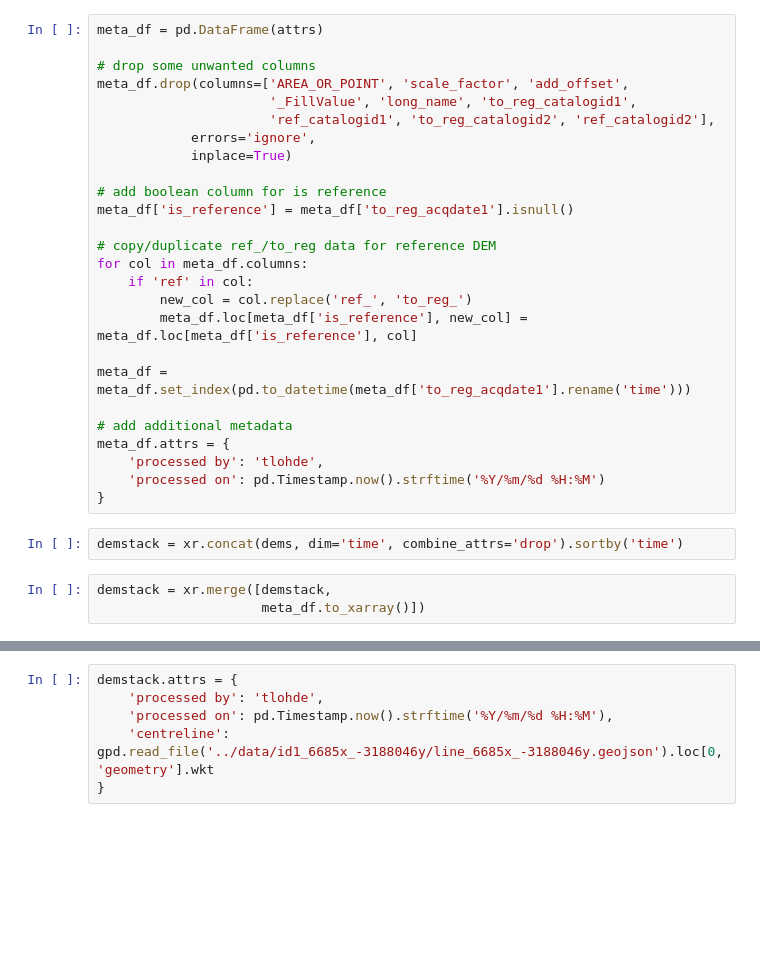
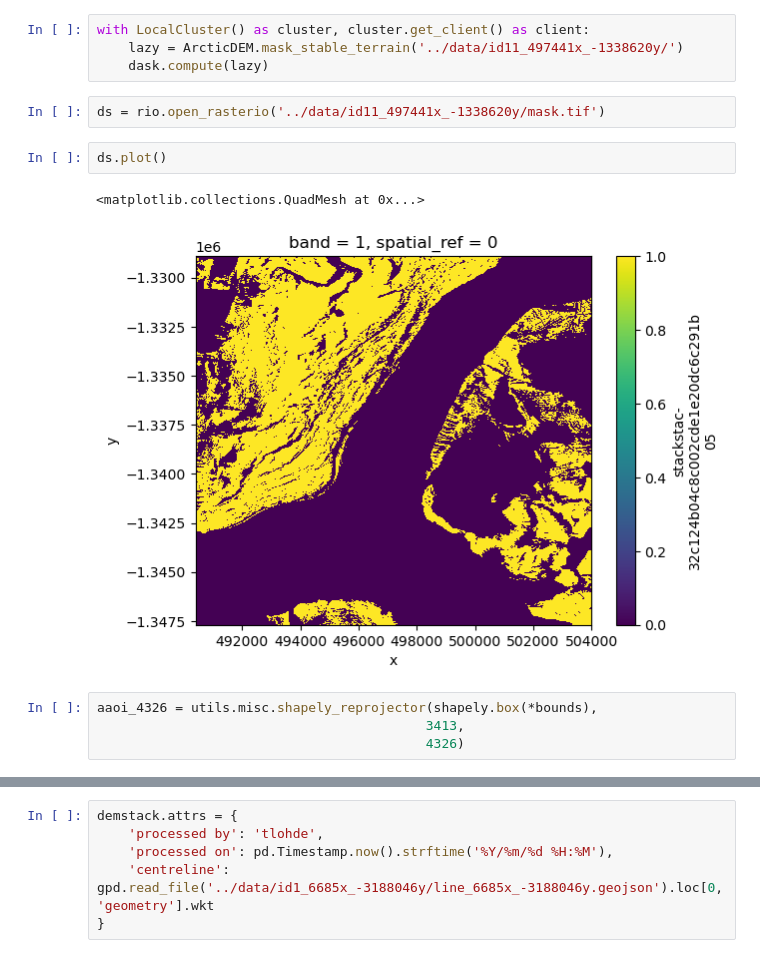
Before and after one commit to tlohde/lake-terminating-glaciers, a Jupyter notebook: src/scratchpad.ipynb, the cells around one changed output, grey strips where cells are left out. Drawn from its saved outputs; the diff is of its cells as text; blank space fills up the shorter version.

```diff
--- a/src/scratchpad.ipynb
+++ b/src/scratchpad.ipynb
@@ -142,31 +31,15 @@ for f in coregd:
-# %%
-meta_df = pd.DataFrame(attrs)
-
-# drop some unwanted columns
-meta_df.drop(columns=['AREA_OR_POINT', 'scale_factor', 'add_offset',
-                      '_FillValue', 'long_name', 'to_reg_catalogid1',
-                      'ref_catalogid1', 'to_reg_catalogid2', 'ref_catalogid2'],
-            errors='ignore',
-            inplace=True)
-
-# add boolean column for is reference
-meta_df['is_reference'] = meta_df['to_reg_acqdate1'].isnull()
-
-# copy/duplicate ref_/to_reg data for reference DEM
-for col in meta_df.columns:
-    if 'ref' in col:
-        new_col = col.replace('ref_', 'to_reg_')
-        meta_df.loc[meta_df['is_reference'], new_col] = meta_df.loc[meta_df['is_reference'], col]
-
-meta_df = meta_df.set_index(pd.to_datetime(meta_df['to_reg_acqdate1'].rename('time')))
-
-# add additional metadata
-meta_df.attrs = {
-    'processed by': 'tlohde',
-    'processed on': pd.Timestamp.now().strftime('%Y/%m/%d %H:%M')
-}
-# %%
-demstack = xr.concat(dems, dim='time', combine_attrs='drop').sortby('time')
-# %%
-demstack = xr.merge([demstack,
-                     meta_df.to_xarray()])
+# %%
+with LocalCluster() as cluster, cluster.get_client() as client:
+    lazy = ArcticDEM.mask_stable_terrain('../data/id11_497441x_-1338620y/')
+    dask.compute(lazy)
+# %%
+ds = rio.open_rasterio('../data/id11_497441x_-1338620y/mask.tif')
+# %%
+ds.plot()
+# %% [output]
+<matplotlib.collections.QuadMesh at 0x...>
+[figure, added]
+# %%
+aaoi_4326 = utils.misc.shapely_reprojector(shapely.box(*bounds),
+                                          3413,
+                                          4326)
```
Also changed, not shown: parts of 23 cells of this notebook, 2 other files.
